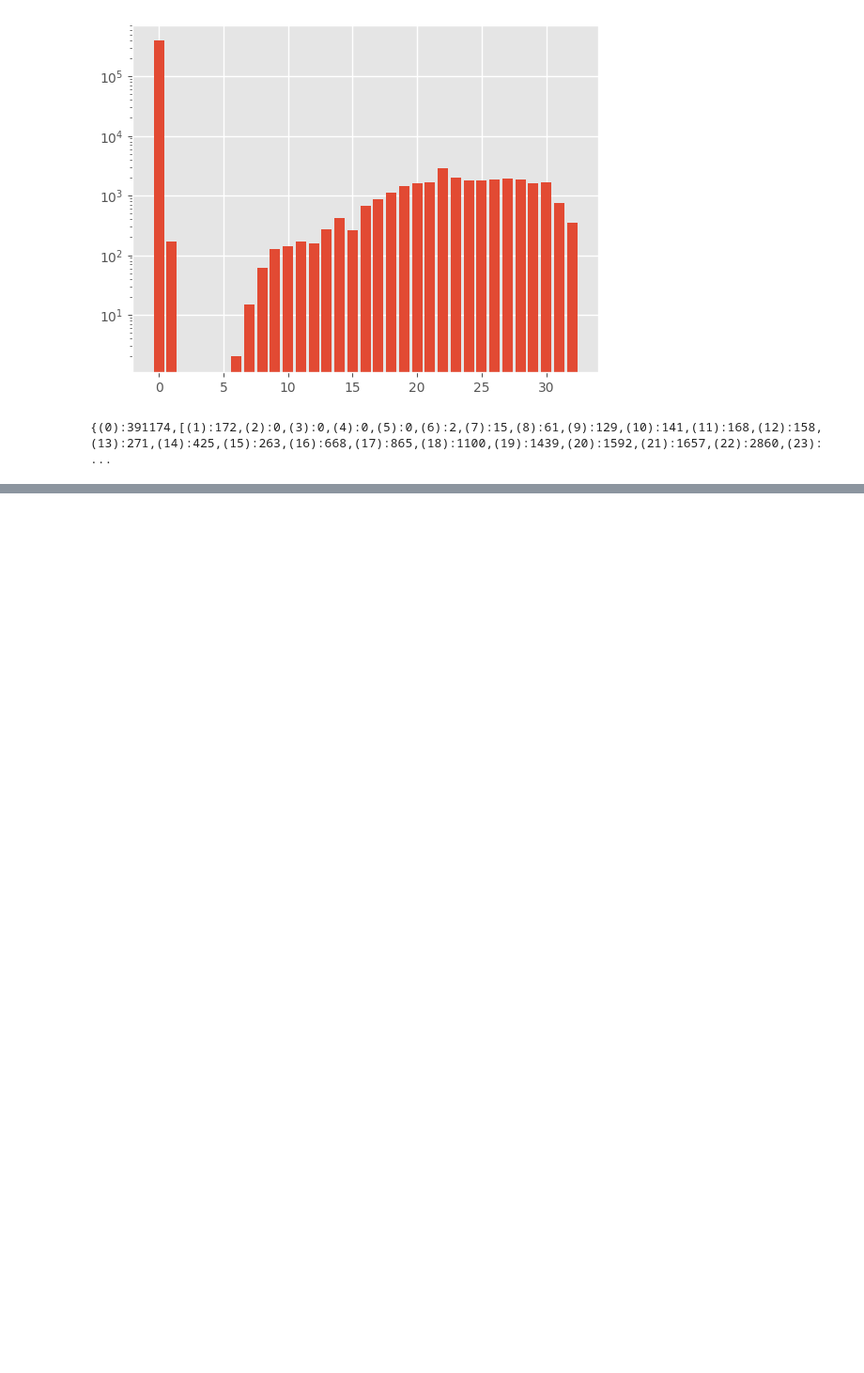
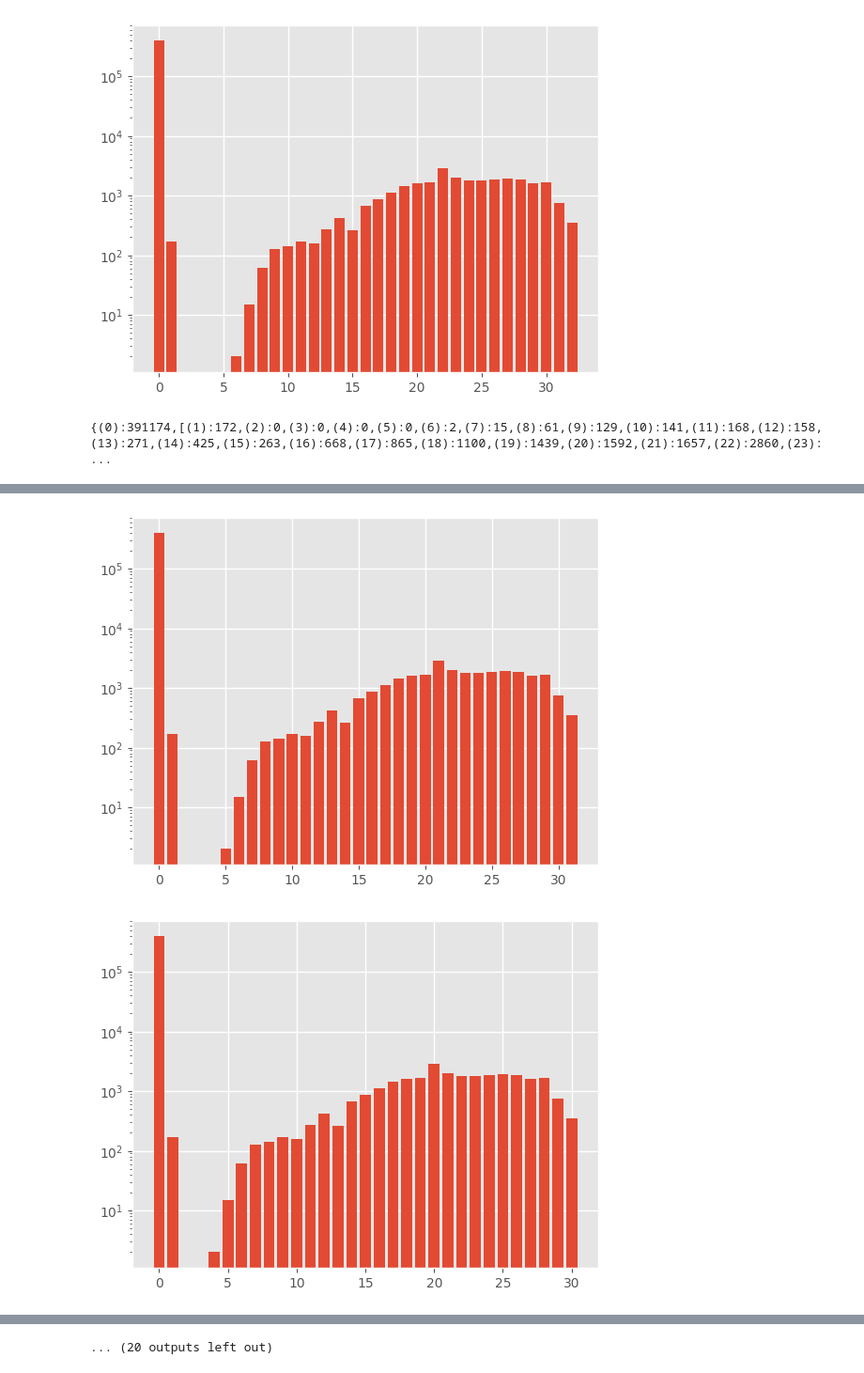
Before and after one commit to pasteur-dev/pasteur, a Jupyter notebook: notebooks/metadata.ipynb, the cells around one changed output, grey strips where cells are left out. Shown at 94% size. Cells and saved outputs as stored; diff of their text form; code cells hidden in the pictures; blank space fills up the shorter version.

```diff
--- a/notebooks/metadata.ipynb
+++ b/notebooks/metadata.ipynb
@@ -222,0 +236,15 @@ Init: {(0):391174,[(1):172,(2):0,(3):0,(4):0,(5):0,(6):2,(7):15,(8):61,(9):129,(
+# %%
+for height in range(n-1):
+    height_groups = grouping[height, :]
+    size = len(np.unique(height_groups))
+
+    group_counts = np.zeros((size,))
+    for bucket in range(n):
+        group_counts[height_groups[bucket]] += counts[bucket]
+
+    plt.figure()
+    plt.bar(range(size), group_counts)
+    plt.yscale("log")
+# %% [output]
+[figure, added]
+[figure, added]
@@ -222,0 +261 @@ Init: {(0):391174,[(1):172,(2):0,(3):0,(4):0,(5):0,(6):2,(7):15,(8):61,(9):129,(
+... (20 outputs left out)
```
Also changed, not shown: parts of 5 cells of this notebook.
